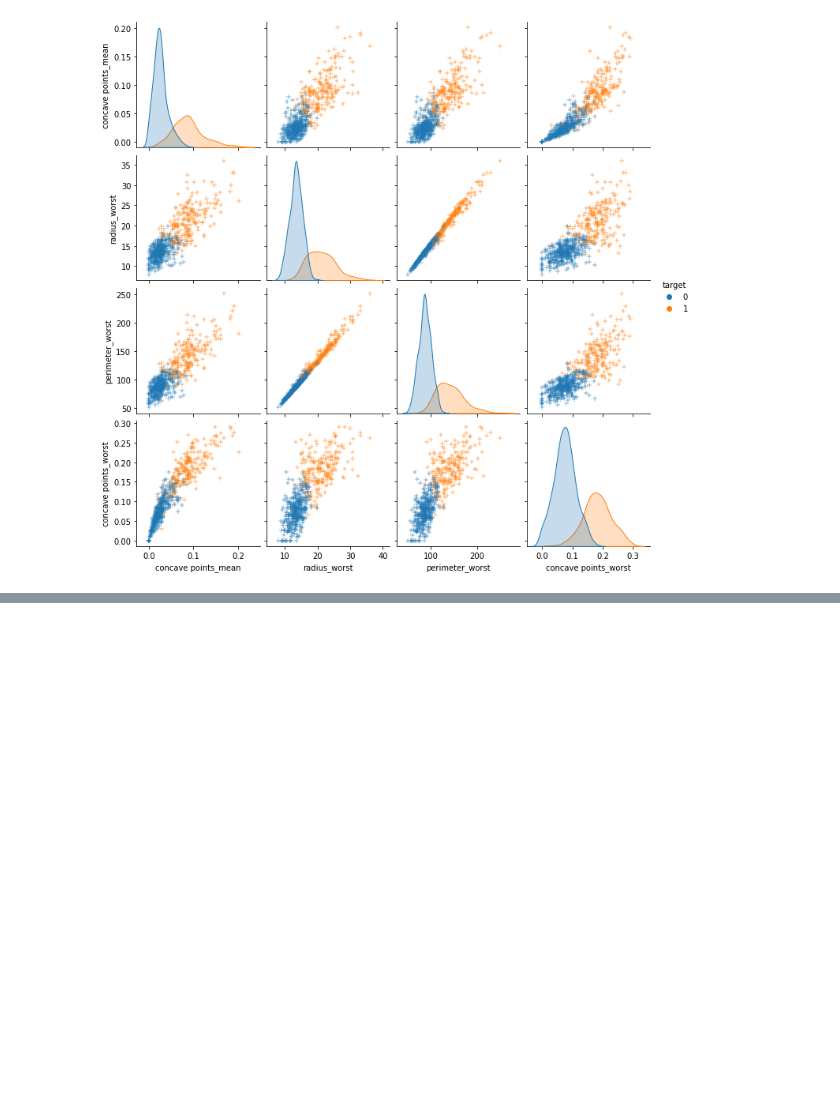
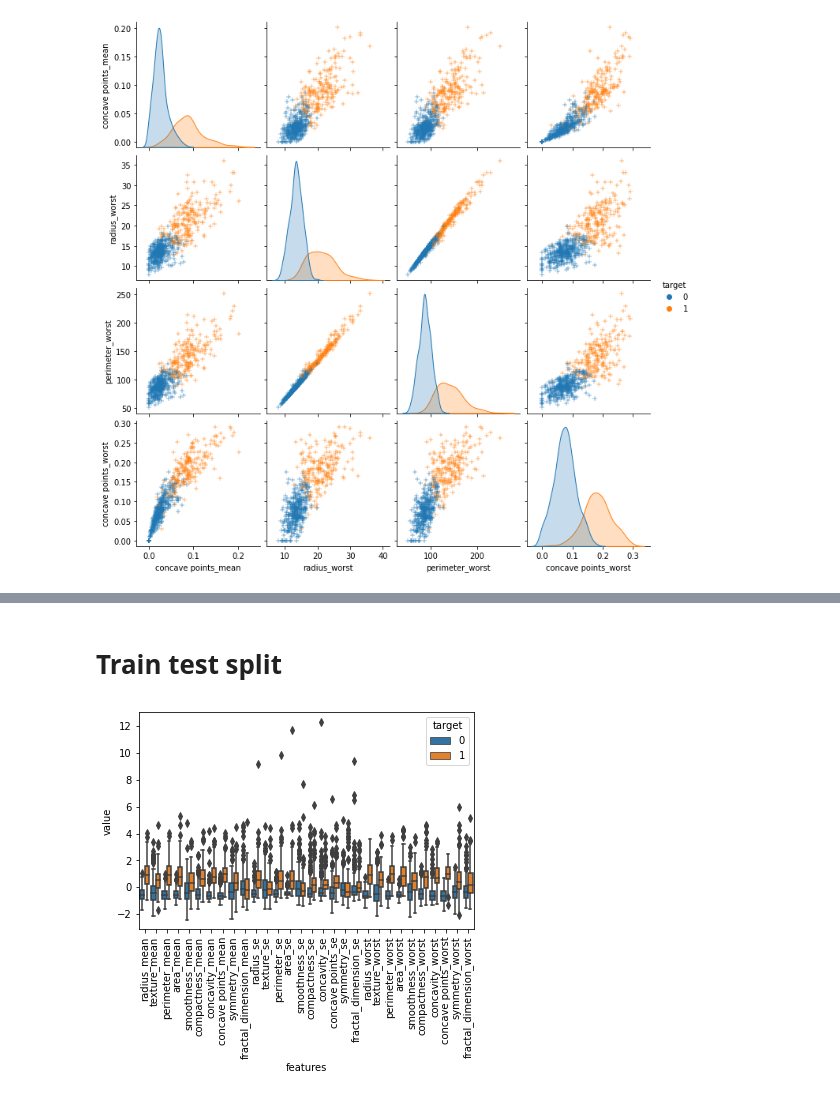
Before and after one commit to busrasari/Breast-Cancer-Detection-using-ML, a Jupyter notebook: Breast_Cancer.ipynb, the cells around one changed output, grey strips where cells are left out. Drawn from its saved outputs; the diff is of its cells as text; code cells hidden in the pictures; blank space fills up the shorter version.

```diff
--- a/Breast_Cancer.ipynb
+++ b/Breast_Cancer.ipynb
@@ -156,0 +193,25 @@ plt.show()
+# %% [markdown]
+# **Train test split**
+# %%
+test_size = 0.3
+X_train, X_test, Y_train, Y_test = train_test_split(x, y, test_size = test_size, random_state = 42)
+# %%
+scaler = StandardScaler()
+X_train = scaler.fit_transform(X_train)
+X_test = scaler.transform(X_test)
+
+X_train_df = pd.DataFrame(X_train, columns = columns)
+X_train_df_describe = X_train_df.describe()
+X_train_df["target"] = Y_train
+# %%
+# box plot
+data_melted = pd.melt(X_train_df, id_vars = "target",
+                      var_name = "features",
+                      value_name = "value")
+
+plt.figure()
+sns.boxplot(x = "features", y = "value", hue = "target", data = data_melted)
+plt.xticks(rotation = 90)
+plt.show()
+# %% [output]
+[figure, added]
```
Also changed, not shown: parts of 5 cells of this notebook.
